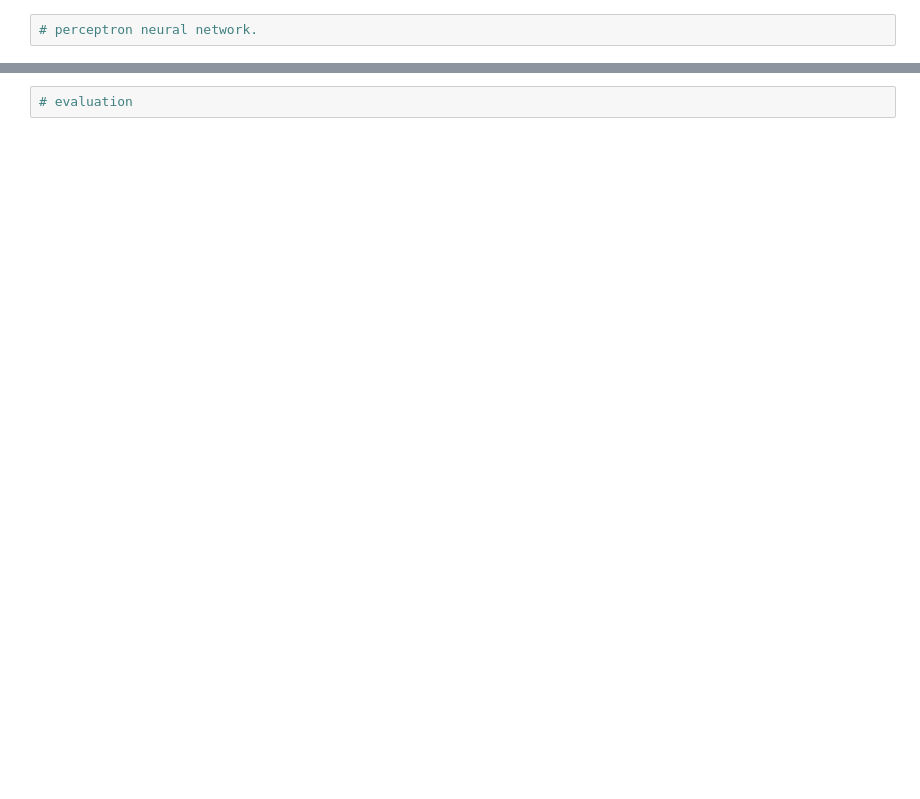
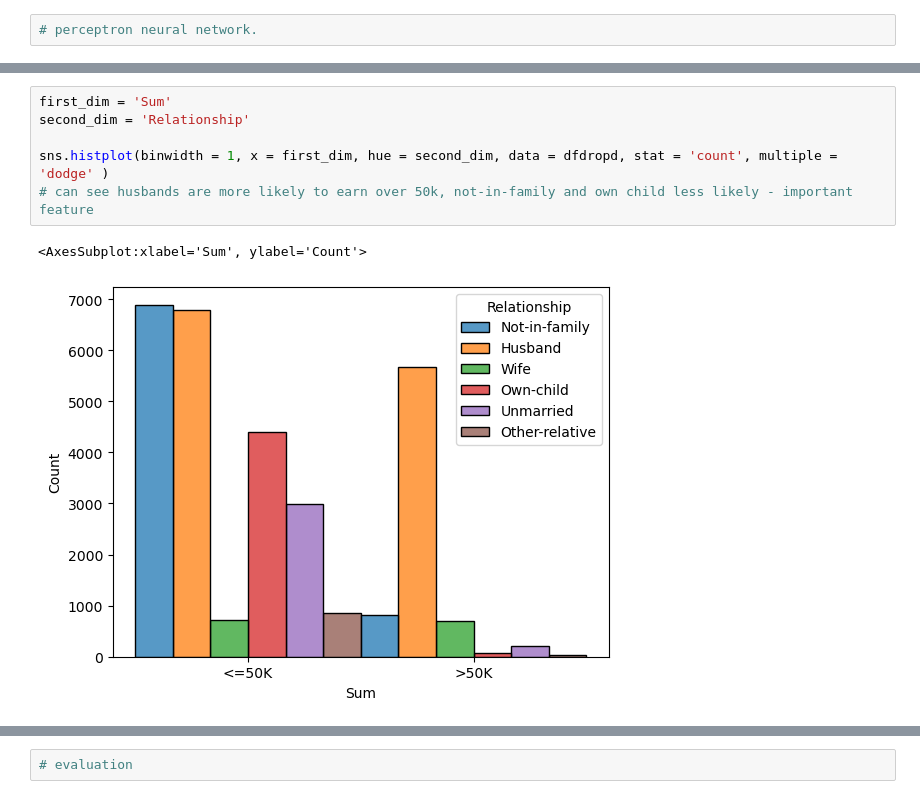
Before and after one commit to TheDevilsMooCow/machine_learning, a Jupyter notebook: cw.ipynb, the cells around one changed output, grey strips where cells are left out. Cells and saved outputs as stored; diff of their text form; blank space fills up the shorter version.

```diff
--- a/cw.ipynb
+++ b/cw.ipynb
@@ -164,0 +285,9 @@ print(accuracy_score(y_test, predictions))
+# %%
+first_dim = 'Sum'
+second_dim = 'Relationship'
+
+sns.histplot(binwidth = 1, x = first_dim, hue = second_dim, data = dfdropd, stat = 'count', multiple = 'dodge' )
+# can see husbands are more likely to earn over 50k, not-in-family and own child less likely - important feature
+# %% [output]
+<AxesSubplot:xlabel='Sum', ylabel='Count'>
+[figure, added]
```
Also changed, not shown: parts of 24 cells of this notebook.
